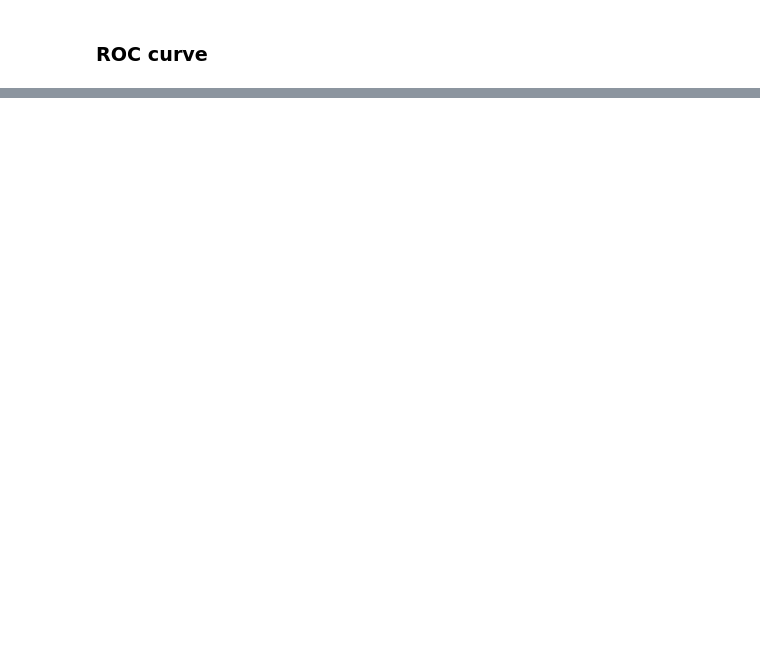
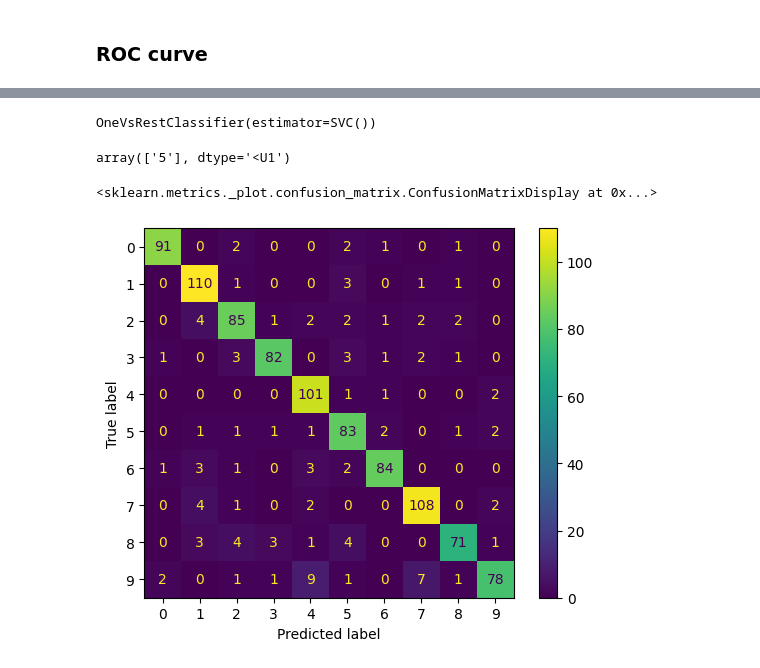
Before and after one commit to Faghaee2000/Handwritten-Digit-Classification-using-Machine-Learning, a Jupyter notebook: mnist_classification.ipynb, the cells around one changed output, grey strips where cells are left out. Cells and saved outputs as stored; diff of their text form; code cells hidden in the pictures; blank space fills up the shorter version.

```diff
--- a/mnist_classification.ipynb
+++ b/mnist_classification.ipynb
@@ -218,0 +227,3 @@ roc_auc_score(y_train8, y_scores)
+# %%
+svc =SVC()
+svc.fit(X_train[:1000], y_train[:1000])
@@ -218,0 +248,8 @@ roc_auc_score(y_train8, y_scores)
+# %%
+ovr_svm.fit(X_train[:1000], y_train[:1000])
+# %% [output]
+OneVsRestClassifier(estimator=SVC())
+# %%
+ovr_svm.predict([X_train[0]])
+# %% [output]
+array(['5'], dtype='<U1')
@@ -218,0 +258,7 @@ roc_auc_score(y_train8, y_scores)
+# %%
+y_pred=cross_val_predict(svc, X_train[:1000], y_train[:1000], cv=3)
+# %%
+ConfusionMatrixDisplay.from_predictions(y_train[:1000], y_pred)
+# %% [output]
+<sklearn.metrics._plot.confusion_matrix.ConfusionMatrixDisplay at 0x...>
+[figure, added]
```
Also changed, not shown: parts of 38 cells of this notebook.
